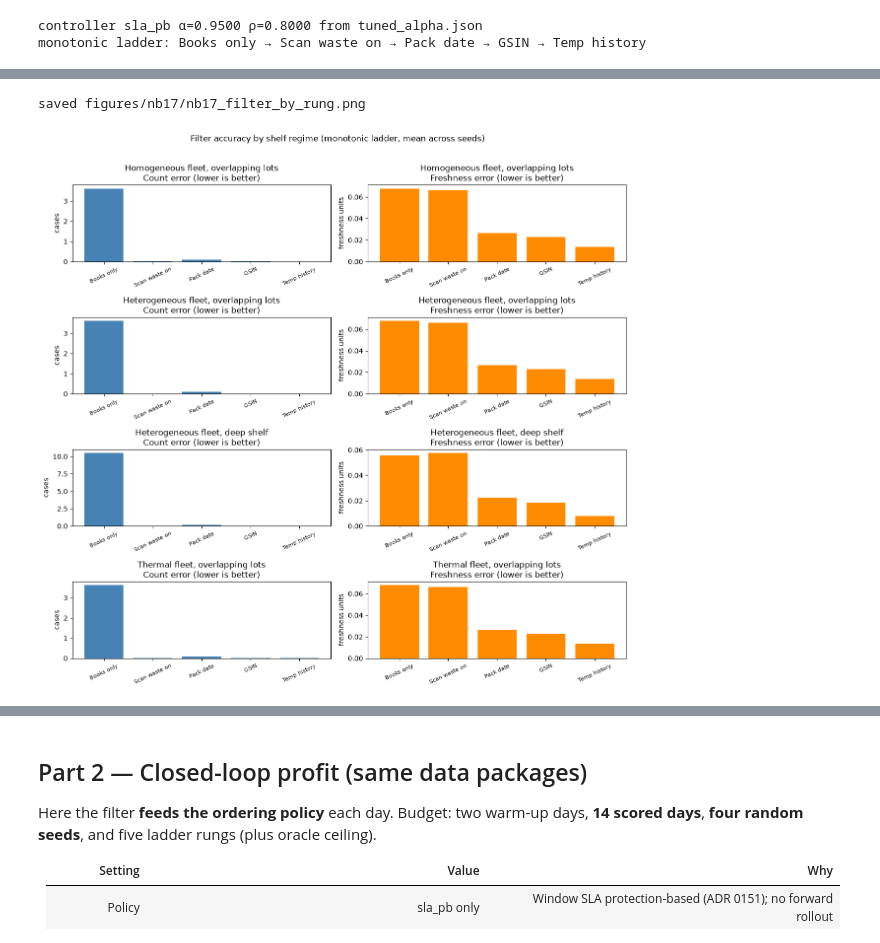
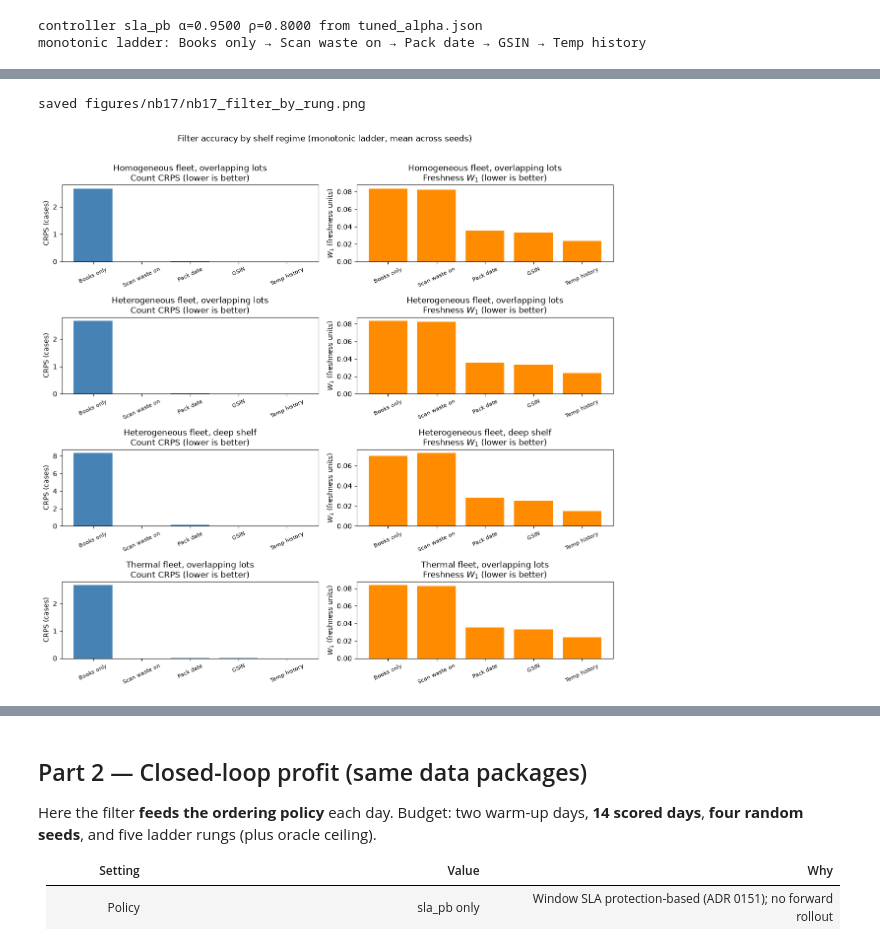
Before and after one commit to OliverEvans96/blueberries-voi, a Jupyter notebook: notebooks/17_prelim_channel_ladder.ipynb, the cells around one changed output, grey strips where cells are left out. Cells and saved outputs as stored; diff of their text form; code cells hidden in the pictures.

Commit message:
nb17: primary belief metrics are count CRPS and freshness W1
Score particle predictive N with CRPS and live-f shape with day-mean
1-Wasserstein in gsin_upc_diag; re-run Modal ladder with sla_pb.

```diff
--- a/notebooks/17_prelim_channel_ladder.ipynb
+++ b/notebooks/17_prelim_channel_ladder.ipynb
@@ -171,8 +177,15 @@ filter_rows = run_batch(
 filter_df = pd.DataFrame(filter_rows)
 filter_df = filter_df[filter_df["channel"].isin(MONOTONIC_LADDER_IDS)].copy()
 filter_df["data_package"] = filter_df["channel"].map(DATA_PACKAGE_LABELS)
+_BELIEF_METRIC_COLS = [
+    "count_crps",
+    "freshness_w1",
+    "count_mae",
+    "store_mean_f_mae",
+    "hist_tv",
+]
 filter_agg = (
-    filter_df.groupby(["regime", "data_package"], as_index=False)[["count_mae", "store_mean_f_mae"]]
+    filter_df.groupby(["regime", "data_package"], as_index=False)[_BELIEF_METRIC_COLS]
     .mean()
 )
 filter_agg
@@ -198,38 +211,38 @@ filter_agg
 # %%
 plot_filter = (
     filter_agg.set_index(["regime", "data_package"])
     .reindex(
         pd.MultiIndex.from_product(
             [[r for r in REGIME_TITLES if r in filter_agg["regime"].unique()], LADDER_DISPLAY_ORDER],
             names=["regime", "data_package"],
         ),
         fill_value=np.nan,
     )
     .reset_index()
 )
 
 n_regimes = plot_filter["regime"].nunique()
 _regime_order = [r for r in REGIME_TITLES if r in plot_filter["regime"].unique()]
 fig, axes = plt.subplots(n_regimes, 2, figsize=(12, 2.8 * n_regimes), squeeze=False)
 for i, regime in enumerate(_regime_order):
     sub = plot_filter[plot_filter["regime"] == regime]
-    axes[i, 0].bar(sub["data_package"], sub["count_mae"], color="steelblue")
-    axes[i, 0].set_title(f"{regime}\nCount error (lower is better)")
-    axes[i, 0].set_ylabel("cases")
-    axes[i, 1].bar(sub["data_package"], sub["store_mean_f_mae"], color="darkorange")
-    axes[i, 1].set_title(f"{regime}\nFreshness error (lower is better)")
-    axes[i, 1].set_ylabel("freshness units")
+    axes[i, 0].bar(sub["data_package"], sub["count_crps"], color="steelblue")
+    axes[i, 0].set_title(f"{regime}\nCount CRPS (lower is better)")
+    axes[i, 0].set_ylabel("CRPS (cases)")
+    axes[i, 1].bar(sub["data_package"], sub["freshness_w1"], color="darkorange")
+    axes[i, 1].set_title(f"{regime}\nFreshness $W_1$ (lower is better)")
+    axes[i, 1].set_ylabel(r"$\overline{W_1}$ (freshness units)")
     for ax in (axes[i, 0], axes[i, 1]):
         ax.tick_params(axis="x", rotation=25, labelsize=8)
 fig.suptitle("Filter accuracy by shelf regime (monotonic ladder, mean across seeds)", y=1.01)
 fig.tight_layout()
 _fig_filter = FIG_DIR / "nb17_filter_by_rung.png"
 fig.savefig(_fig_filter, dpi=150, bbox_inches="tight")
 print(f"saved {_fig_filter.relative_to(REPO_ROOT)}")
 plt.show()
 # %% [output]
 saved figures/nb17/nb17_filter_by_rung.png
-[figure, old version]
+[figure, new version]
 # %% [markdown]
 ### Part 1 — What to look for
 
```
Also changed, not shown: parts of 6 cells of this notebook, 5 other files.
